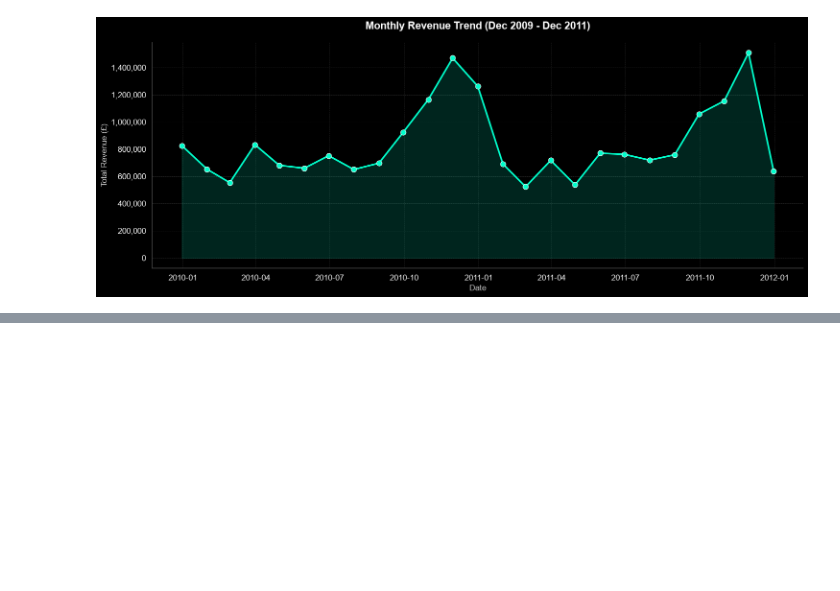
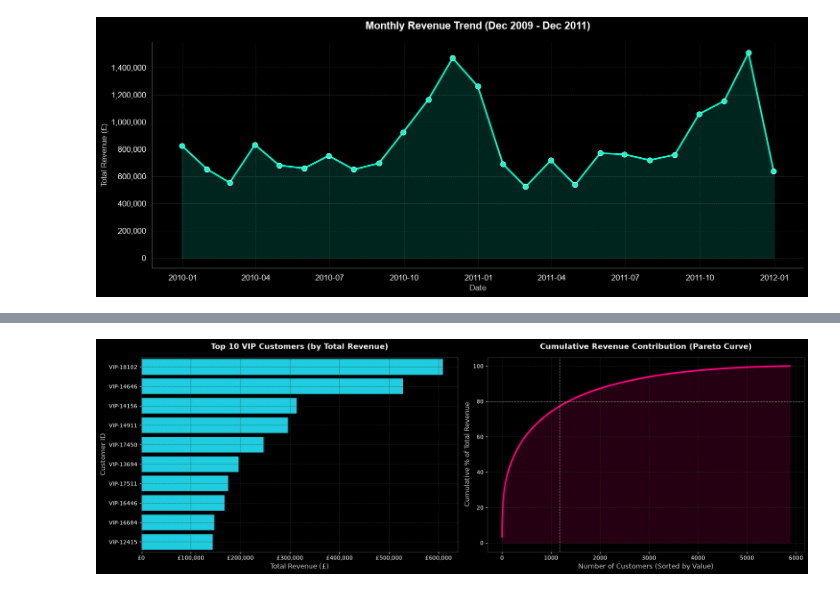
Before and after one commit to MianArslan09/UCI-Retail-II-Data-EDA, a Jupyter notebook: notebooks/EDA.ipynb, the cells around one changed output, grey strips where cells are left out. Saved outputs shown, nothing was run; the diff lists cells and outputs as text; code cells hidden in the pictures; blank space fills up the shorter version.

Commit message:
phase 13 CUSTOMER BEHAVIOR ANALYSIS Top 10 customers by the total revenue generated by them an cumulative revenue cintribution pestero curve analysis

```diff
--- a/notebooks/EDA.ipynb
+++ b/notebooks/EDA.ipynb
@@ -832,0 +950,81 @@ plt.style.use('default')
+# %%
+# ==========================================
+# 13. CUSTOMER BEHAVIOR ANALYSIS (PATCHED)
+# ==========================================
+import matplotlib.ticker as ticker
+import matplotlib.pyplot as plt
+import seaborn as sns
+
+# ------------------------------------------
+# 1. DATA AGGREGATION
+# ------------------------------------------
+# Filter out the missing/anonymous 'nan' customers for this specific analysis
+df_customers_only = df_eda[df_eda['Customer ID'] != 'nan'].copy()
+
+# CRITICAL FIX: We must calculate Revenue for this specific dataframe!
+df_customers_only['Revenue'] = df_customers_only['Quantity'] * df_customers_only['Price']
+
+# Aggregate metrics per customer
+customer_metrics = df_customers_only.groupby('Customer ID').agg(
+    Total_Revenue=('Revenue', 'sum'),
+    Total_Orders=('Invoice', 'nunique'),
+    Total_Items=('Quantity', 'sum')
+)
+
+# Feature Engineering: Average Order Value (AOV)
+customer_metrics['AOV'] = customer_metrics['Total_Revenue'] / customer_metrics['Total_Orders']
+
+# Sort to find the top 10 most valuable customers
+top_10_customers = customer_metrics.sort_values(by='Total_Revenue', ascending=False).head(10)
+
+# ------------------------------------------
+# 2. VISUALIZATION (DARK AESTHETIC)
+# ------------------------------------------
+plt.style.use('dark_background')
+fig, axes = plt.subplots(1, 2, figsize=(18, 6))
+neon_blue = '#00e5ff'
+neon_pink = '#ff007f'
+
+# Chart 1: Top 10 Customers by Total Revenue
+sns.barplot(
+    x=top_10_customers['Total_Revenue'].values,
+    y=top_10_customers.index,
+    color=neon_blue,
+    ax=axes[0]
+)
+# Clean up the y-axis labels to look like professional VIP IDs instead of floats
+axes[0].set_yticklabels([f"VIP-{str(id).split('.')[0]}" for id in top_10_customers.index])
+axes[0].set_title('Top 10 VIP Customers (by Total Revenue)', pad=15, fontsize=14, fontweight='bold')
+axes[0].set_xlabel('Total Revenue (£)', fontsize=12, color='#cccccc')
+axes[0].set_ylabel('Customer ID', fontsize=12, color='#cccccc')
+axes[0].xaxis.set_major_formatter(ticker.FuncFormatter(lambda x, p: f"£{format(int(x), ',')}"))
+
+# Chart 2: Revenue Distribution (The Pareto Test)
+# Sort all customers by revenue and calculate the cumulative sum
+revenue_sorted = customer_metrics['Total_Revenue'].sort_values(ascending=False).values
+cumulative_revenue = revenue_sorted.cumsum() / revenue_sorted.sum() * 100
+
+axes[1].plot(cumulative_revenue, color=neon_pink, linewidth=3)
+axes[1].fill_between(range(len(cumulative_revenue)), cumulative_revenue, color=neon_pink, alpha=0.15)
+axes[1].axhline(80, color='white', linestyle='--', linewidth=1, alpha=0.5) # The 80% revenue line
+axes[1].axvline(len(cumulative_revenue) * 0.20, color='white', linestyle='--', linewidth=1, alpha=0.5) # The 20% customer line
+
+axes[1].set_title('Cumulative Revenue Contribution (Pareto Curve)', pad=15, fontsize=14, fontweight='bold')
+axes[1].set_xlabel('Number of Customers (Sorted by Value)', fontsize=12, color='#cccccc')
+axes[1].set_ylabel('Cumulative % of Total Revenue', fontsize=12, color='#cccccc')
+
+# Clean up grid and borders
+for ax in axes:
+    ax.grid(color='#333333', linestyle='--', linewidth=0.5)
+    for spine in ax.spines.values():
+        spine.set_color('#444444')
+
+plt.tight_layout()
+plt.show()
+plt.style.use('default')
+
+# Print the metrics for the #1 Customer
+print("--- Top Customer Profile ---")
+display(top_10_customers.head(1).round(2))
+# %% [output]
+[figure, added]
```
Also changed, not shown: parts of 6 cells of this notebook.
